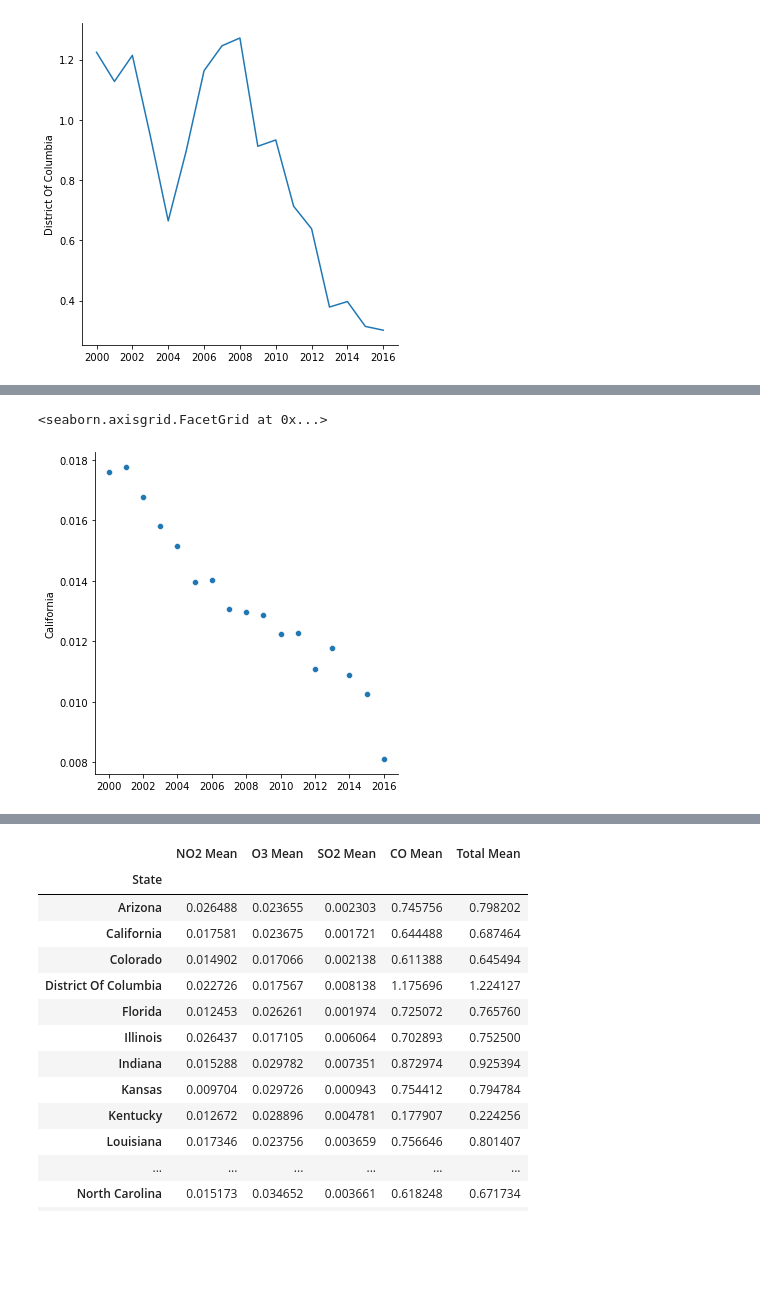
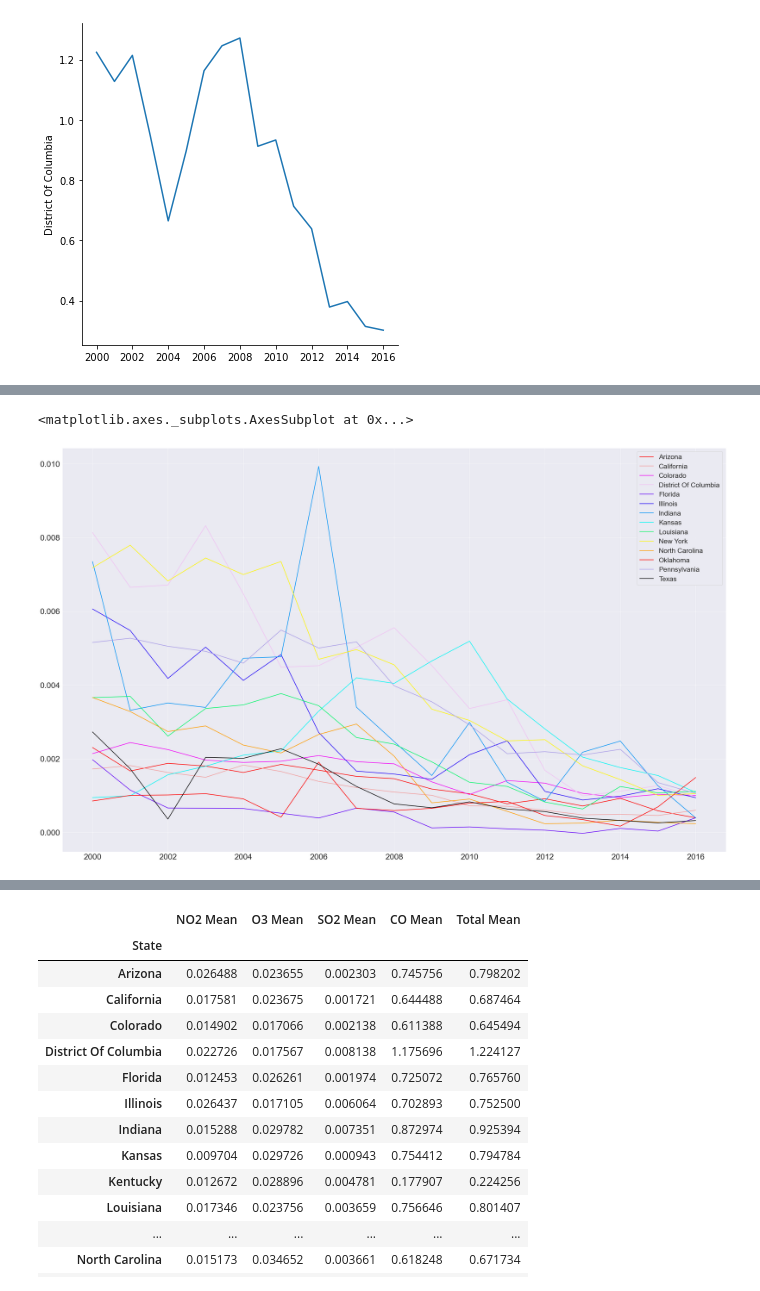
Before and after one commit to SehajS/pollution_data_analytics, a Jupyter notebook: notebook.ipynb, the cells around one changed output, grey strips where cells are left out. Saved outputs shown, nothing was run; the diff lists cells and outputs as text; code cells hidden in the pictures; blank space fills up the shorter version.

Commit message:
Custom styled plots for individual gases created

```diff
--- a/notebook.ipynb
+++ b/notebook.ipynb
@@ -367,5 +320,14 @@ sns.relplot(x=total_df.index, y='Arizona', data=so2_df)
-# %%
-sns.relplot(x=total_df.index, y='California', data=no2_df)
-# %% [output]
-<seaborn.axisgrid.FacetGrid at 0x...>
-[figure, removed]
+# %%
+import pylab as plot
+params = {'legend.fontsize': 23,
+          'legend.handlelength': 2,
+         'font.size': 27}
+plot.rcParams.update(params)
+# %%
+# SO2
+sns.set_style("darkgrid")
+plot_colors = ['#ff0000', '#f2a0a0', '#f105f5', '#f1c4f2', '#6605f7', '#2105f7', '#0093f5', '#02f7f3', '#02f769', '#fff705', '#ff9d00', '#ff0000', '#ab9ee8', '#000000']
+so2_df.plot(figsize=(40,25), color = plot_colors, linewidth=2.0)
+# %% [output]
+<matplotlib.axes._subplots.AxesSubplot at 0x...>
+[figure, added]
```
Also changed, not shown: parts of 11 cells of this notebook.
